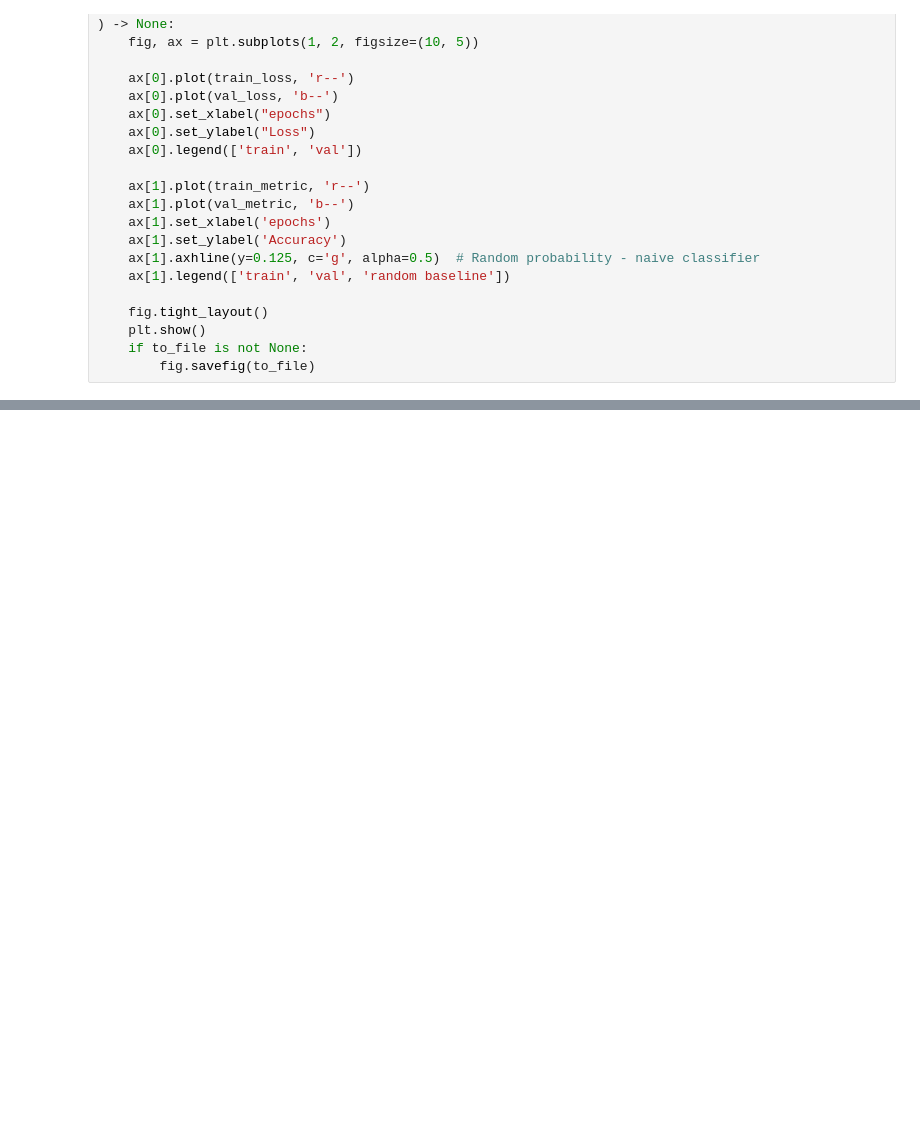
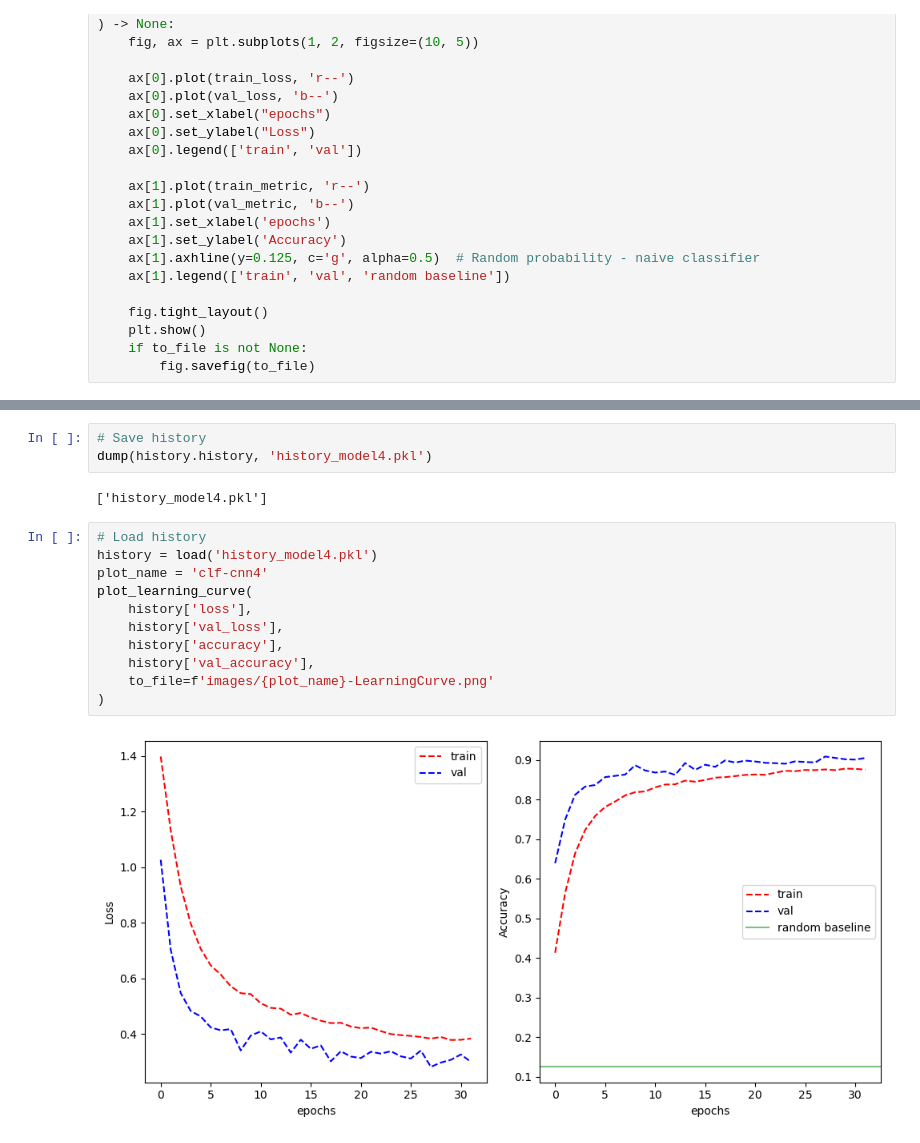
Before and after one commit to kaito274/COSC2753---Assignment2, a Jupyter notebook: Task1_CNN.ipynb, the cells around one changed output, grey strips where cells are left out. Saved outputs shown, nothing was run; the diff lists cells and outputs as text; blank space fills up the shorter version.

```diff
--- a/Task1_CNN.ipynb
+++ b/Task1_CNN.ipynb
@@ -534,0 +377,18 @@ _________________________________________________________________
+# %%
+# Save history
+dump(history.history, 'history_model4.pkl')
+# %% [output]
+['history_model4.pkl']
+# %%
+# Load history
+history = load('history_model4.pkl')
+plot_name = 'clf-cnn4'
+plot_learning_curve(
+    history['loss'],
+    history['val_loss'],
+    history['accuracy'],
+    history['val_accuracy'],
+    to_file=f'images/{plot_name}-LearningCurve.png'
+)
+# %% [output]
+[figure, added]
```
Also changed, not shown: parts of 46 cells of this notebook.
